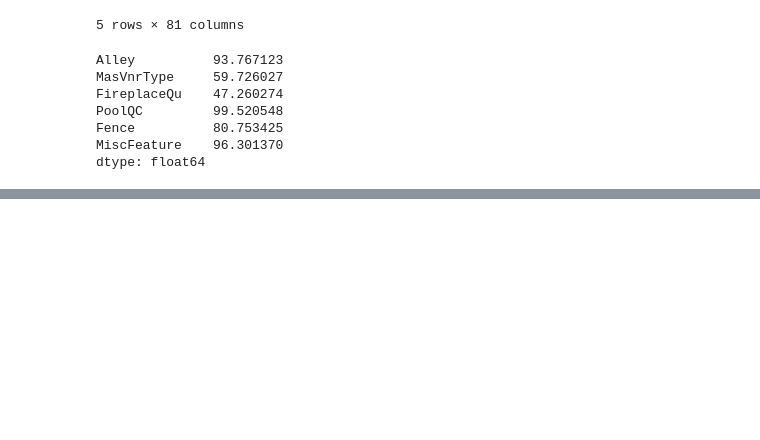
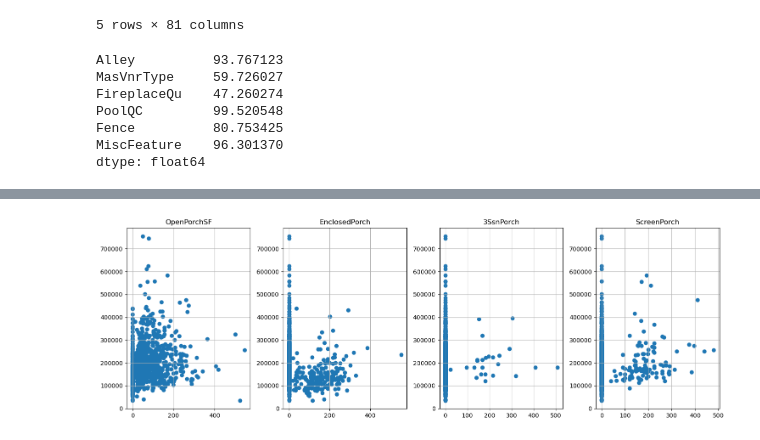
Before and after one commit to Yosesotomayor/retoCasas_v2, a Jupyter notebook: Reto_housing.ipynb, the cells around one changed output, grey strips where cells are left out. Cells and saved outputs as stored; diff of their text form; code cells hidden in the pictures; blank space fills up the shorter version.

```diff
--- a/Reto_housing.ipynb
+++ b/Reto_housing.ipynb
@@ -85,0 +143,4 @@ No duplicated values
+# %%
+plot_scatter_per_columns(df_train, porch_cols)
+# %% [output]
+[figure, added]
```
Also changed, not shown: parts of 19 cells of this notebook.
